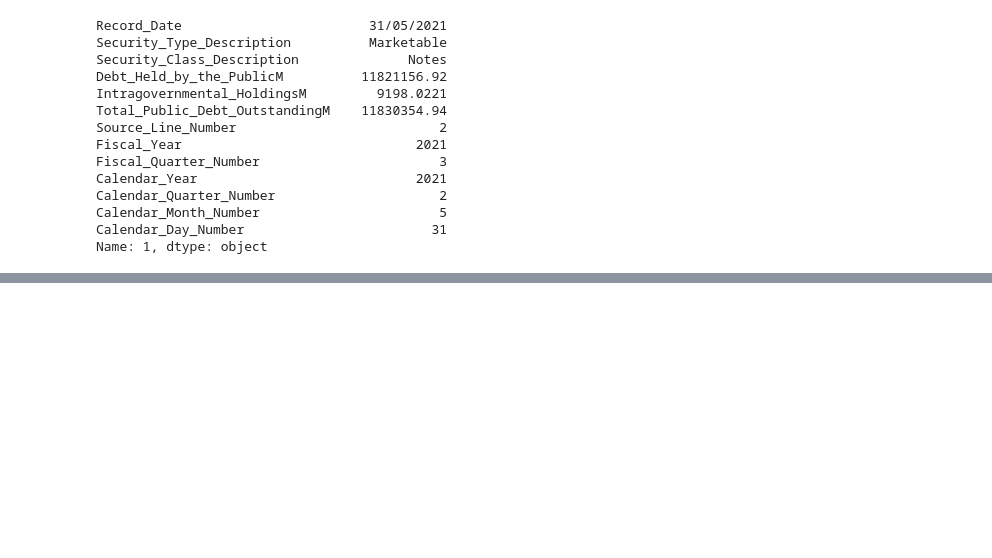
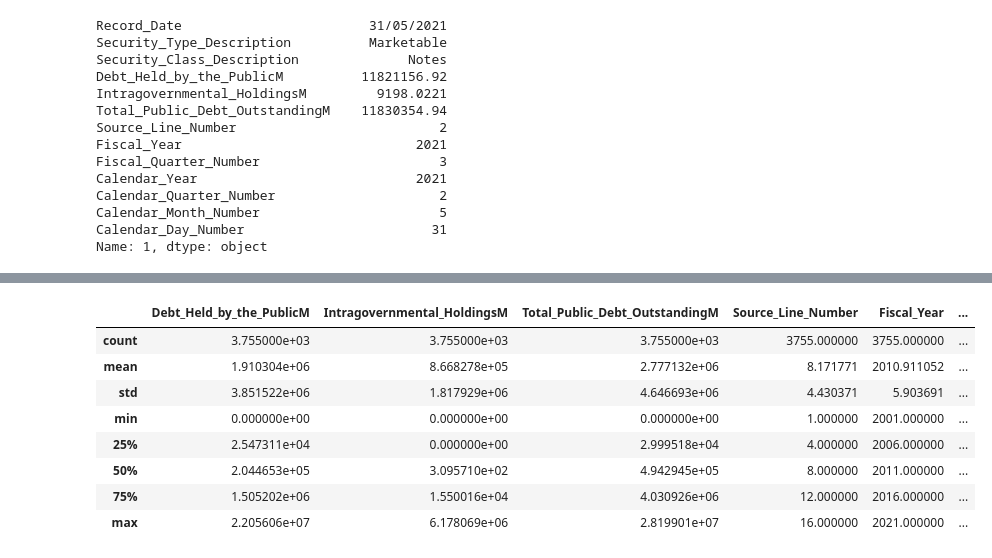
Before and after one commit to kierangraham-au/Data-Project-US-Debt, a Jupyter notebook: usdebt.ipynb, the cells around one changed output, grey strips where cells are left out. Cells and saved outputs as stored; diff of their text form; code cells hidden in the pictures; blank space fills up the shorter version.

```diff
--- a/usdebt.ipynb
+++ b/usdebt.ipynb
@@ -137,0 +138,12 @@ SyntaxError: cannot assign to function call (<ipython-input-38-370435479688>, li
+# %%
+df.describe()
+# %% [output]
+|  | Debt_Held_by_the_PublicM | Intragovernmental_HoldingsM | Total_Public_Debt_OutstandingM | Source_Line_Number | Fiscal_Year | ... |
+| count | 3.755000e+03 | 3.755000e+03 | 3.755000e+03 | 3755.000000 | 3755.000000 | ... |
+| mean | 1.910304e+06 | 8.668278e+05 | 2.777132e+06 | 8.171771 | 2010.911052 | ... |
+| std | 3.851522e+06 | 1.817929e+06 | 4.646693e+06 | 4.430371 | 5.903691 | ... |
+| min | 0.000000e+00 | 0.000000e+00 | 0.000000e+00 | 1.000000 | 2001.000000 | ... |
+| 25% | 2.547311e+04 | 0.000000e+00 | 2.999518e+04 | 4.000000 | 2006.000000 | ... |
+| 50% | 2.044653e+05 | 3.095710e+02 | 4.942945e+05 | 8.000000 | 2011.000000 | ... |
+| 75% | 1.505202e+06 | 1.550016e+04 | 4.030926e+06 | 12.000000 | 2016.000000 | ... |
+| max | 2.205606e+07 | 6.178069e+06 | 2.819901e+07 | 16.000000 | 2021.000000 | ... |
```
Also changed, not shown: parts of 22 cells of this notebook.
